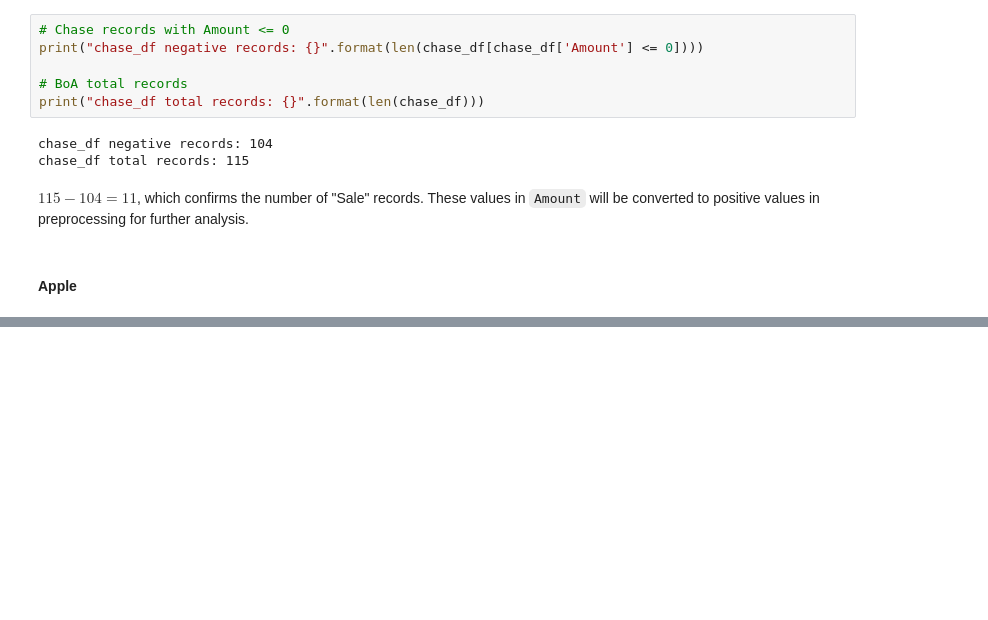
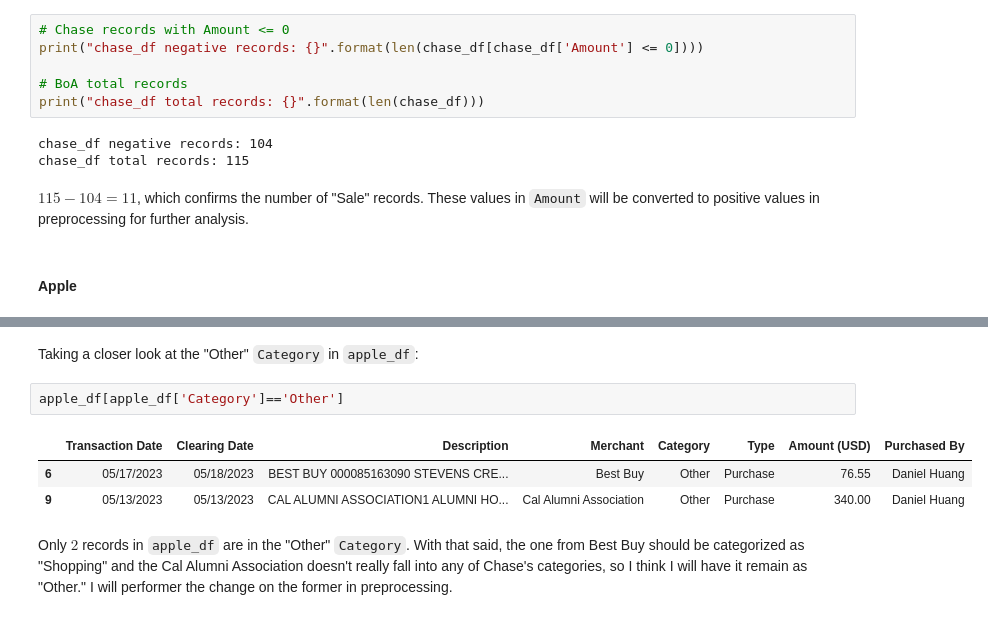
Before and after one commit to dnhuang/credit-card-spending, a Jupyter notebook: eda.ipynb, the cells around one changed output, grey strips where cells are left out. Cells and saved outputs as stored; diff of their text form; blank space fills up the shorter version.

```diff
--- a/eda.ipynb
+++ b/eda.ipynb
@@ -195,0 +271,10 @@ Apple clearly keeps track of more features compared to BoA and Chase. The `Purch
+# %% [markdown]
+Taking a closer look at the "Other" `Category` in `apple_df`:
+# %%
+apple_df[apple_df['Category']=='Other']
+# %% [output]
+|  | Transaction Date | Clearing Date | Description | Merchant | Category | Type | Amount (USD) | Purchased By |
+| 6 | 05/17/2023 | 05/18/2023 | BEST BUY 000085163090 STEVENS CRE... | Best Buy | Other | Purchase | 76.55 | Daniel Huang |
+| 9 | 05/13/2023 | 05/13/2023 | CAL ALUMNI ASSOCIATION1 ALUMNI HO... | Cal Alumni Association | Other | Purchase | 340.00 | Daniel Huang |
+# %% [markdown]
+Only $2$ records in `apple_df` are in the "Other" `Category`. With that said, the one from Best Buy should be categorized as "Shopping" and the Cal Alumni Association doesn't really fall into any of Chase's categories, so I think I will have it remain as "Other." I will performer the change on the former in preprocessing.
```
Also changed, not shown: parts of 17 cells of this notebook.
